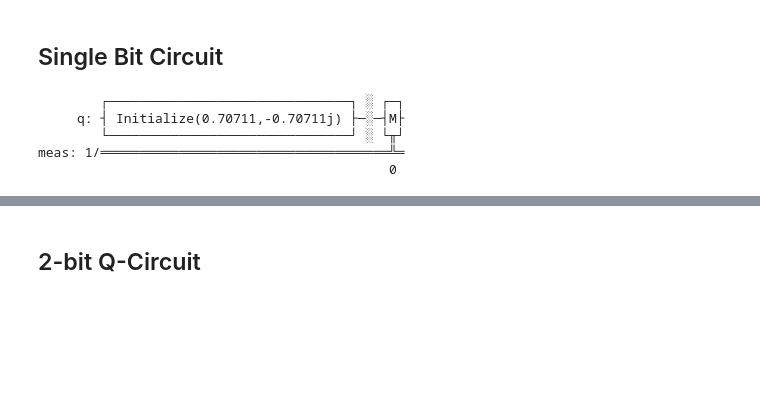
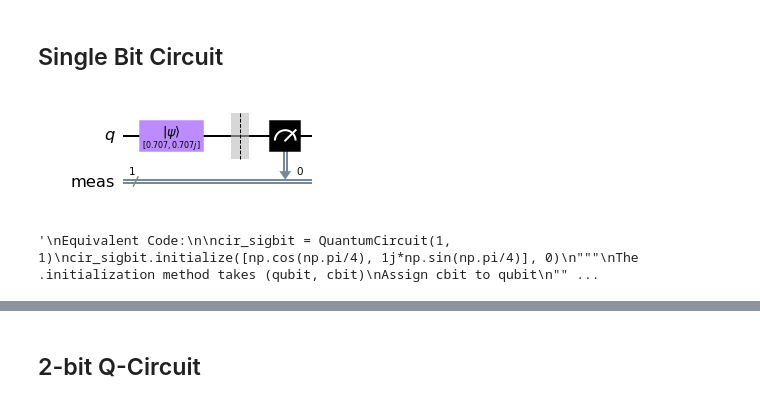
Before and after one commit to TrangDuLam/Qiskit-Working-Projects, a Jupyter notebook: Quantum_State_Measurement.ipynb, the cells around one changed output, grey strips where cells are left out. Saved outputs shown, nothing was run; the diff lists cells and outputs as text; code cells hidden in the pictures; blank space fills up the shorter version.

```diff
--- a/Quantum_State_Measurement.ipynb
+++ b/Quantum_State_Measurement.ipynb
@@ -22,20 +22,32 @@ import numpy as np
 # %%
 # single bit initialization
 
 cir_sigbit = QuantumCircuit(1)
-cir_sigbit.initialize([np.cos(np.pi/4), -1j*np.sin(np.pi/4)], cir_sigbit.qubits)
+cir_sigbit.initialize([np.cos(np.pi/4), 1j*np.sin(np.pi/4)], cir_sigbit.qubits)
 """
 The .initialization method takes (qubit, cbit)
 Assign cbit to qubit
 """
 cir_sigbit.measure_all()
-cir_sigbit.draw()
+cir_sigbit.draw(output ='mpl')
 # %% [output]
-        ┌───────────────────────────────┐ ░ ┌─┐
-     q: ┤ Initialize(0.70711,-0.70711j) ├─░─┤M├
-        └───────────────────────────────┘ ░ └╥┘
-meas: 1/═════════════════════════════════════╩═
-                                             0
+[figure, added]
+# %%
+'''
+Equivalent Code:
+
+cir_sigbit = QuantumCircuit(1, 1)
+cir_sigbit.initialize([np.cos(np.pi/4), 1j*np.sin(np.pi/4)], 0)
+"""
+The .initialization method takes (qubit, cbit)
+Assign cbit to qubit
+"""
+cir_sigbit.measure(0,0)
+cir_sigbit.draw(output ='mpl')
+
+'''
+# %% [output]
+'\nEquivalent Code:\n\ncir_sigbit = QuantumCircuit(1, 1)\ncir_sigbit.initialize([np.cos(np.pi/4), 1j*np.sin(np.pi/4)], 0)\n"""\nThe .initialization method takes (qubit, cbit)\nAssign cbit to qubit\n"" ...
 # %%
 sim = Aer.get_backend('aer_simulator')
 result = sim.run(cir_sigbit).result()
```
Also changed, not shown: parts of 5 cells of this notebook, 1 other file.
